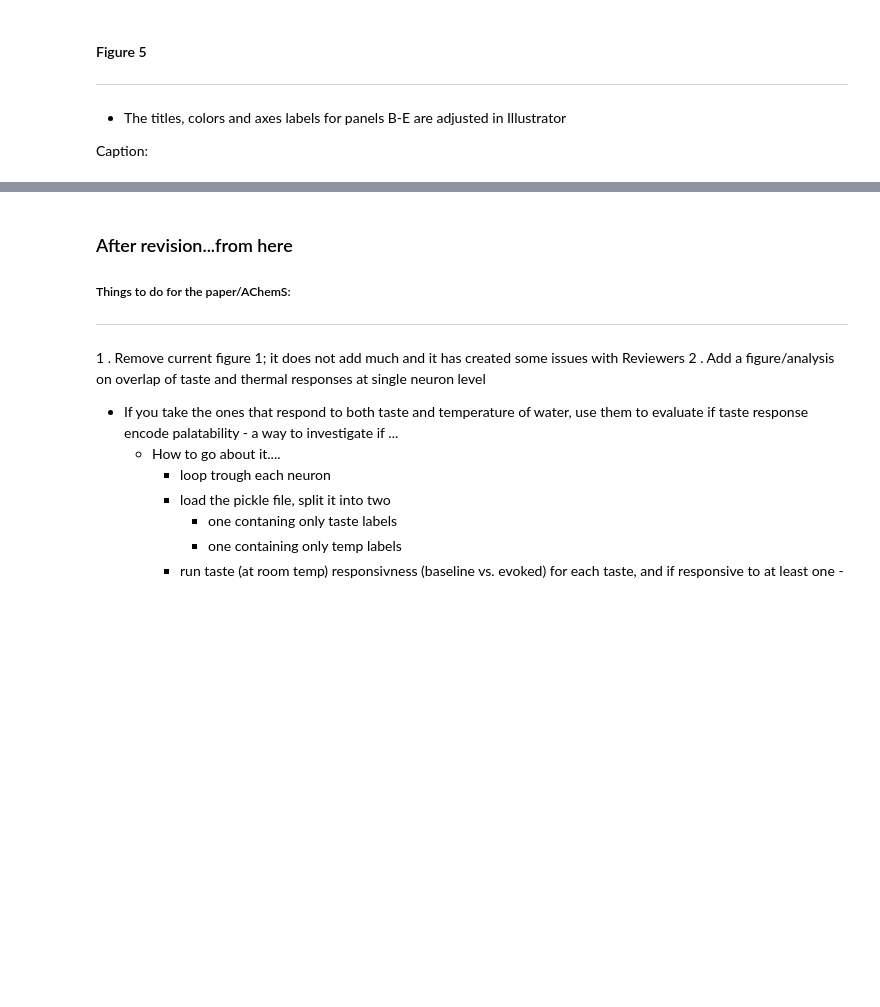
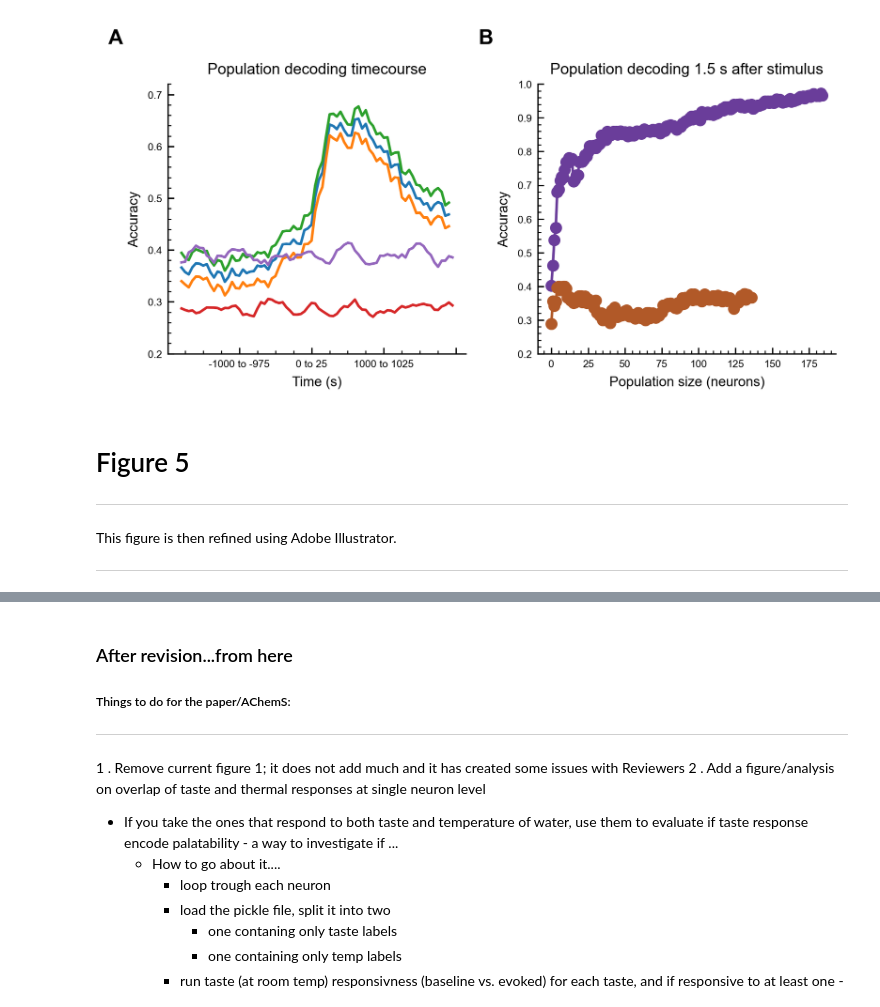
Before and after one commit to vincisLab/thermalGC, a Jupyter notebook: Bouaichi_Odegaard_Neese_Vincis.ipynb, the cells around one changed output, grey strips where cells are left out. Saved outputs shown, nothing was run; the diff lists cells and outputs as text; code cells hidden in the pictures; blank space fills up the shorter version.

```diff
--- a/Bouaichi_Odegaard_Neese_Vincis.ipynb
+++ b/Bouaichi_Odegaard_Neese_Vincis.ipynb
@@ -253,2 +208,4 @@ Caption:
 # %%
-Figure_4(filePath / fileName4a_1,filePath / fileName4a_2)
+Figure_4(filePath)
+# %% [output]
+[figure, added]
@@ -358,8 +212,7 @@ plt.plot(evoked_shuffle)
 # %% [markdown]
 <a id='Figure5'></a>
-#### Figure 5
+# Figure 5
 ***
- - The titles, colors and axes labels for panels B-E are adjusted in Illustrator
-
-Caption:
+This figure is then refined using Adobe Illustrator.
+***
 # %%
```
Also changed, not shown: parts of 50 cells of this notebook, 47 other files.
